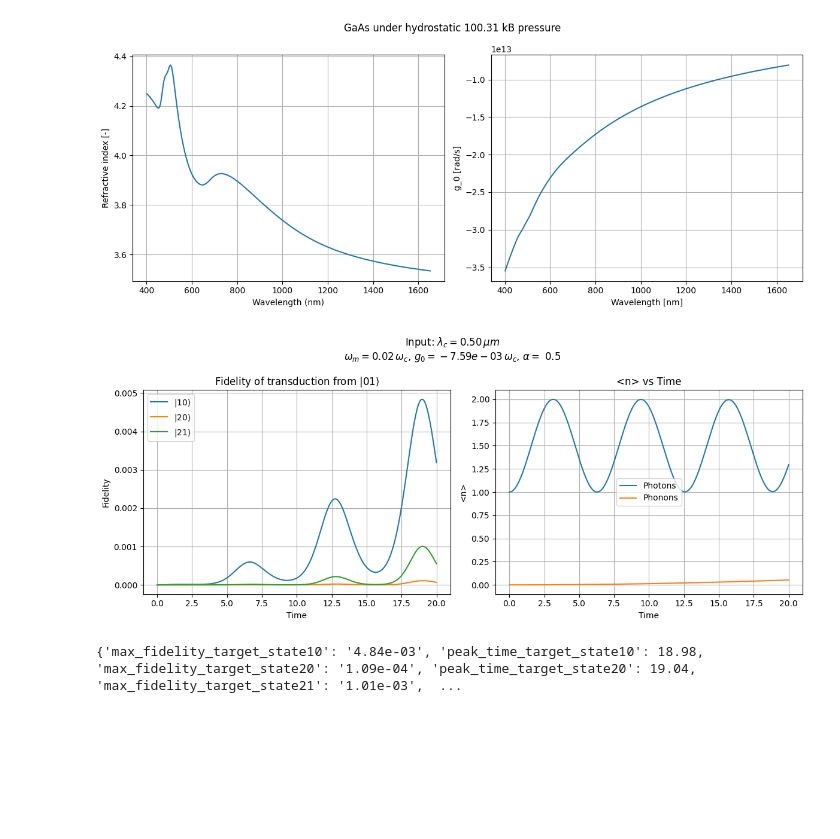
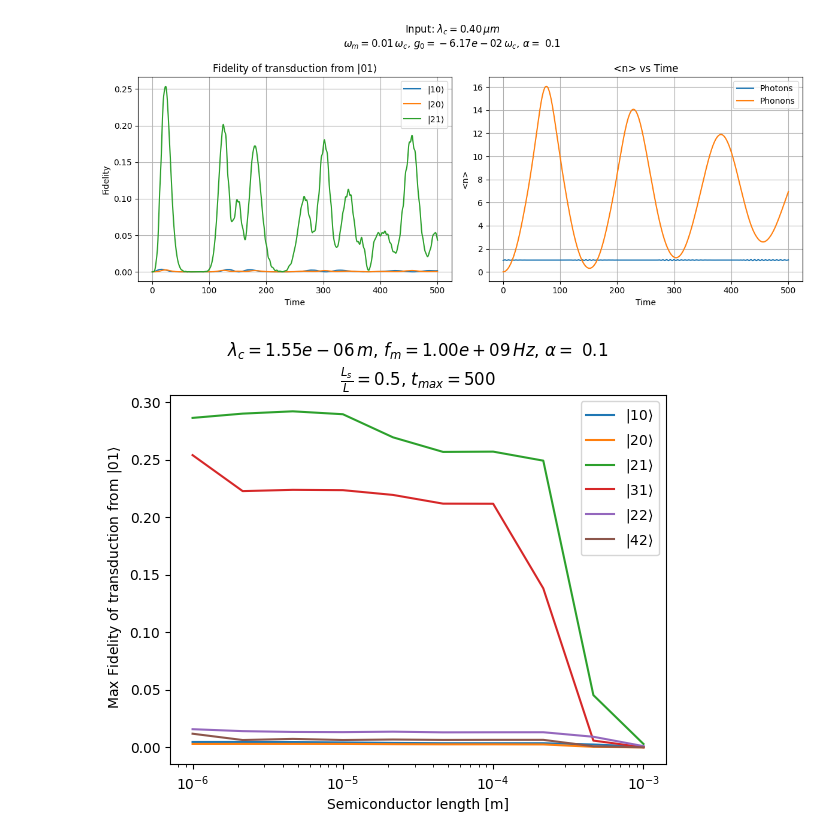
Before and after one commit to RokasBubulis/AM4, a Jupyter notebook: main.ipynb, the cells around one changed output. Cells and saved outputs as stored; diff of their text form; code cells hidden in the pictures; blank space fills up the shorter version.

Commit message:
plots added

```diff
--- a/main.ipynb
+++ b/main.ipynb
@@ -8,15 +8,51 @@ from compute_fidelity import compute_fidelity
 # %%
 # specify all wavelengths in micrometers
 omega_array, g_0_array = compute_g0(outcar_name='OUTCAR_hydrostatic_100kB',
-        plot_min_wavelength=0.4*1e-6, plot_max_wavelength= 1.7*1e-6, plot=True,
-        cavity_length= 1.05*1e-4, semiconductor_length= 1e-4)
+        plot_min_wavelength=0.4*1e-6, plot_max_wavelength= 1.7*1e-6, plot=False,
+        cavity_length= 2*1e-5, semiconductor_length= 1e-5)
+alpha = 0.1
+omega_photon = 2*np.pi*3*10**8/(0.4*10**-6)
+omega_phonon = 2*np.pi*10**13
 
-fidelities = compute_fidelity(omega_array, g_0_array, alpha=0.5, omega_photon = 2*np.pi*3*10**8/(0.5*10**-6), omega_phonon = 2*np.pi*10**13,
-                 photon_loss_rate= 0, truncation_photon_space = 5, truncation_phonon_space = 50, simulation_time= 20,
+max_fidelities, results = compute_fidelity(omega_array, g_0_array, alpha, omega_photon, omega_phonon,
+                 photon_loss_rate= 0, truncation_photon_space = 5, truncation_phonon_space = 50, simulation_time= 500,
                  plot = True, set_g_0 = None)
-print(fidelities)
 # %% [output]
-[figure, old version]
+[figure, new version]
-[figure, removed]
-{'max_fidelity_target_state10': '4.84e-03', 'peak_time_target_state10': 18.98, 'max_fidelity_target_state20': '1.09e-04', 'peak_time_target_state20': 19.04, 'max_fidelity_target_state21': '1.01e-03',  ...
+# %%
+alpha = 0.1
+wavelength_photon = 1.55*1e-6 # m
+frequency_phonon = 1e9 # Hz
+tmax = 500
+
+omega_phonon = 2*np.pi*frequency_phonon
+cavity_semiconductor_length_factor = 2
+
+omega_photon = 2*np.pi*3*10**8/wavelength_photon
+expected_keys = ['10', '20', '21', '31', '22', '42']
+fidelity_dict = {key: [] for key in expected_keys}
+
+lengths = np.logspace(-6, -3, 10)
+for semiconductor_length in lengths:
+    omega_array, g_0_array = compute_g0(outcar_name='OUTCAR_hydrostatic_100kB',
+        plot_min_wavelength=0.4*1e-6, plot_max_wavelength= 1.7*1e-6, plot=False,
+        cavity_length= cavity_semiconductor_length_factor*semiconductor_length, semiconductor_length= semiconductor_length)
+
+    max_fidelities, results = compute_fidelity(omega_array, g_0_array, alpha, omega_photon, omega_phonon,
+                 photon_loss_rate= 0, truncation_photon_space = 5, truncation_phonon_space = 50, simulation_time = tmax,
+                 plot = False, set_g_0 = None)
+
+    for key, value in max_fidelities.items():
+        fidelity_dict[key].append(value)
+
+for key in expected_keys:
+    plt.plot(lengths, fidelity_dict[key], label=rf'$\vert {key}\rangle$')
+plt.xscale('log')
+plt.xlabel('Semiconductor length [m]')
+plt.ylabel(r' Max Fidelity of transduction from $\vert 01 \rangle$')
+plt.title(rf'$\lambda_c = {wavelength_photon:.2e} \, m$, ' rf'$f_m = {frequency_phonon:.2e} \, Hz$, $\alpha =$ {alpha}' '\n' r'$\frac{L_s}{L} = $' f'{1/cavity_semiconductor_length_factor}, ' r'$t_{max} = $' f'{tmax}')
+plt.legend()
+plt.show()
+# %% [output]
+[figure, added]
 # %%
```
Also changed, not shown: parts of 3 cells of this notebook, 1 other file.
